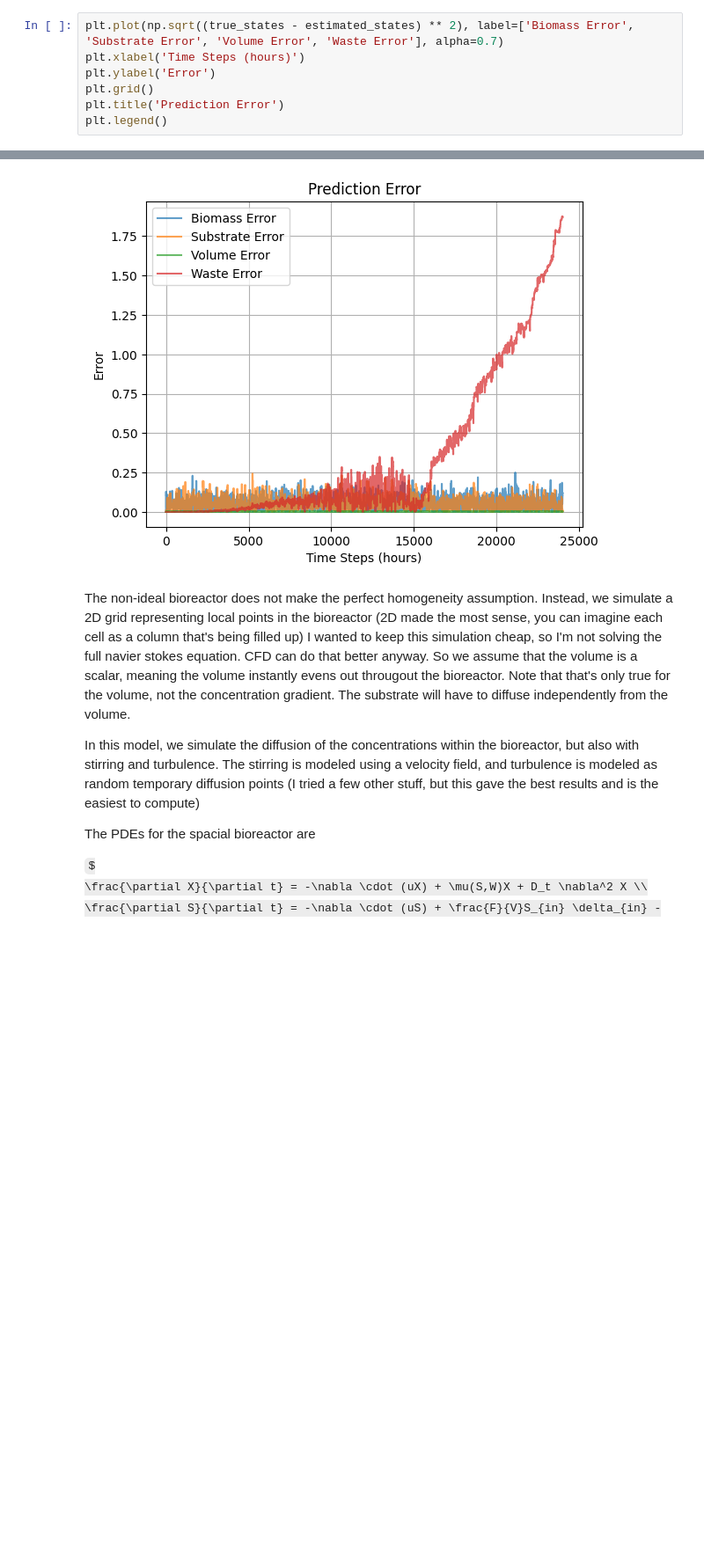
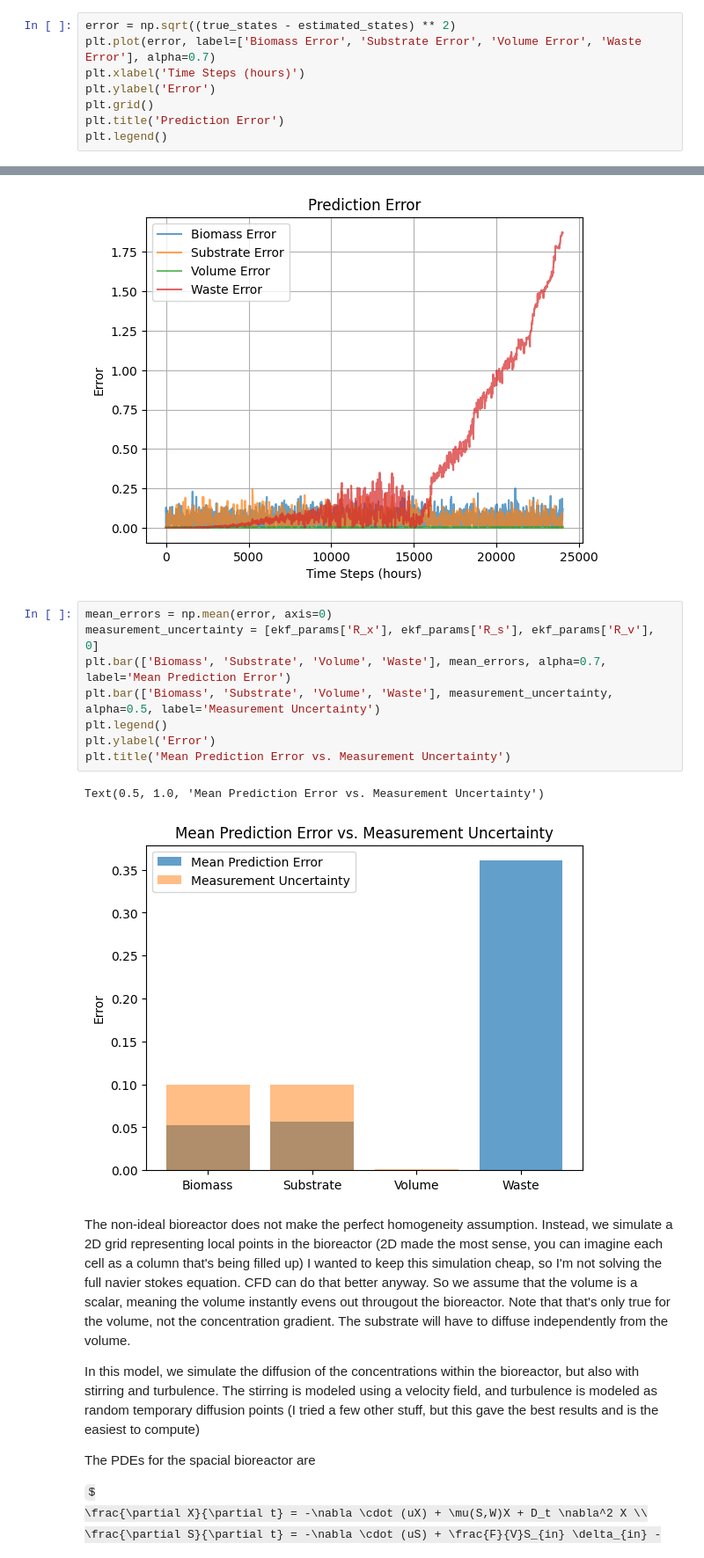
Before and after one commit to RayeneZanina/bioreactor-control, a Jupyter notebook: main.ipynb, the cells around one changed output, grey strips where cells are left out. Shown at 88% size. Saved outputs shown, nothing was run; the diff lists cells and outputs as text; some formulas as TeX source; blank space fills up the shorter version.

```diff
--- a/main.ipynb
+++ b/main.ipynb
@@ -77,7 +77,8 @@ plt.legend()
 <matplotlib.legend.Legend at 0x...>
 [figure]
 # %%
-plt.plot(np.sqrt((true_states - estimated_states) ** 2), label=['Biomass Error', 'Substrate Error', 'Volume Error', 'Waste Error'], alpha=0.7)
+error = np.sqrt((true_states - estimated_states) ** 2)
+plt.plot(error, label=['Biomass Error', 'Substrate Error', 'Volume Error', 'Waste Error'], alpha=0.7)
 plt.xlabel('Time Steps (hours)')
 plt.ylabel('Error')
 plt.grid()
@@ -86,6 +87,17 @@ plt.legend()
 # %% [output]
 <matplotlib.legend.Legend at 0x...>
 [figure]
+# %%
+mean_errors = np.mean(error, axis=0)
+measurement_uncertainty = [ekf_params['R_x'], ekf_params['R_s'], ekf_params['R_v'], 0]
+plt.bar(['Biomass', 'Substrate', 'Volume', 'Waste'], mean_errors, alpha=0.7, label='Mean Prediction Error')
+plt.bar(['Biomass', 'Substrate', 'Volume', 'Waste'], measurement_uncertainty, alpha=0.5, label='Measurement Uncertainty')
+plt.legend()
+plt.ylabel('Error')
+plt.title('Mean Prediction Error vs. Measurement Uncertainty')
+# %% [output]
+Text(0.5, 1.0, 'Mean Prediction Error vs. Measurement Uncertainty')
+[figure, added]
 # %% [markdown]
 The non-ideal bioreactor does not make the perfect homogeneity assumption. Instead, we simulate a 2D grid representing local points in the bioreactor (2D made the most sense, you can imagine each cell as a column that's being filled up)
 I wanted to keep this simulation cheap, so I'm not solving the full navier stokes equation. CFD can do that better anyway. So we assume that the volume is a scalar, meaning the volume instantly evens out througout the bioreactor. Note that that's only true for the volume, not the concentration gradient. The substrate will have to diffuse independently from the volume.
```
